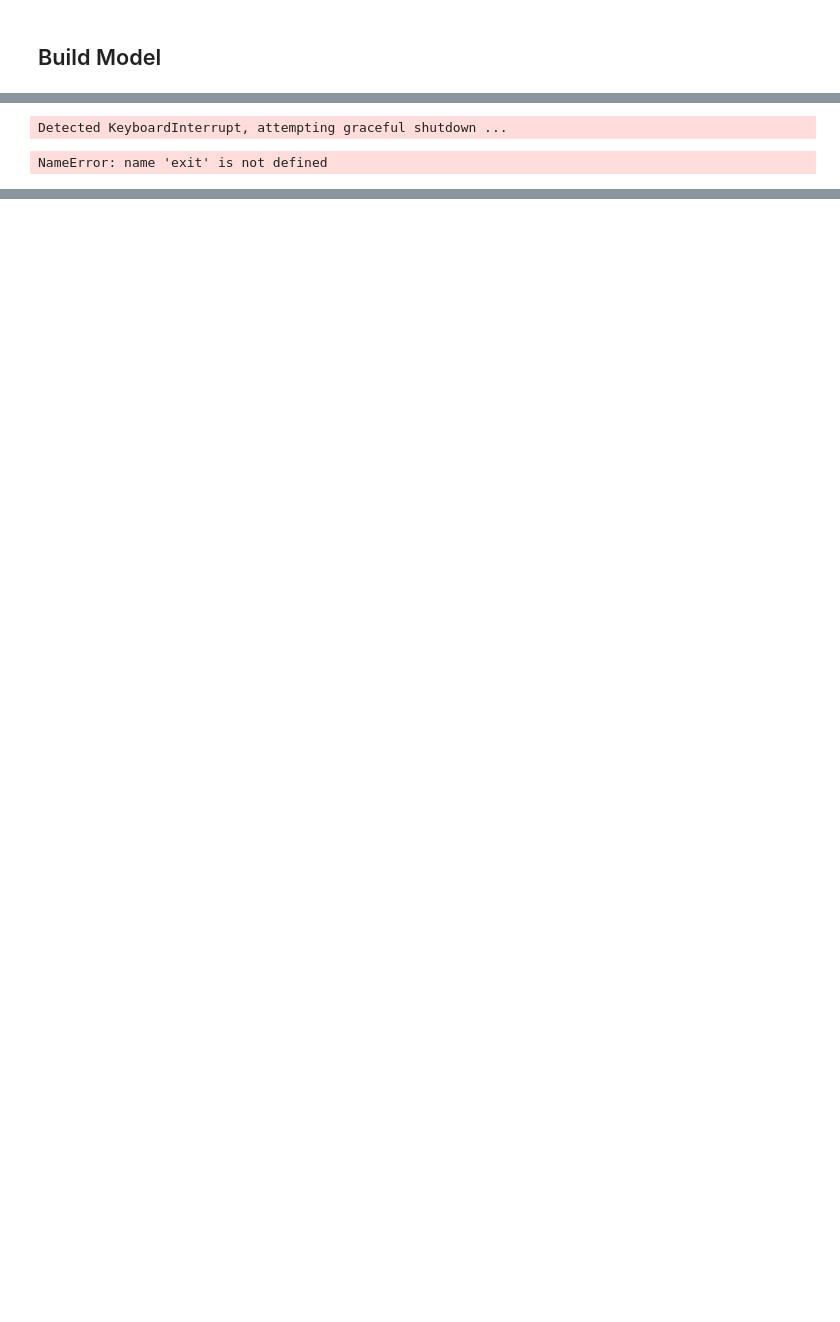
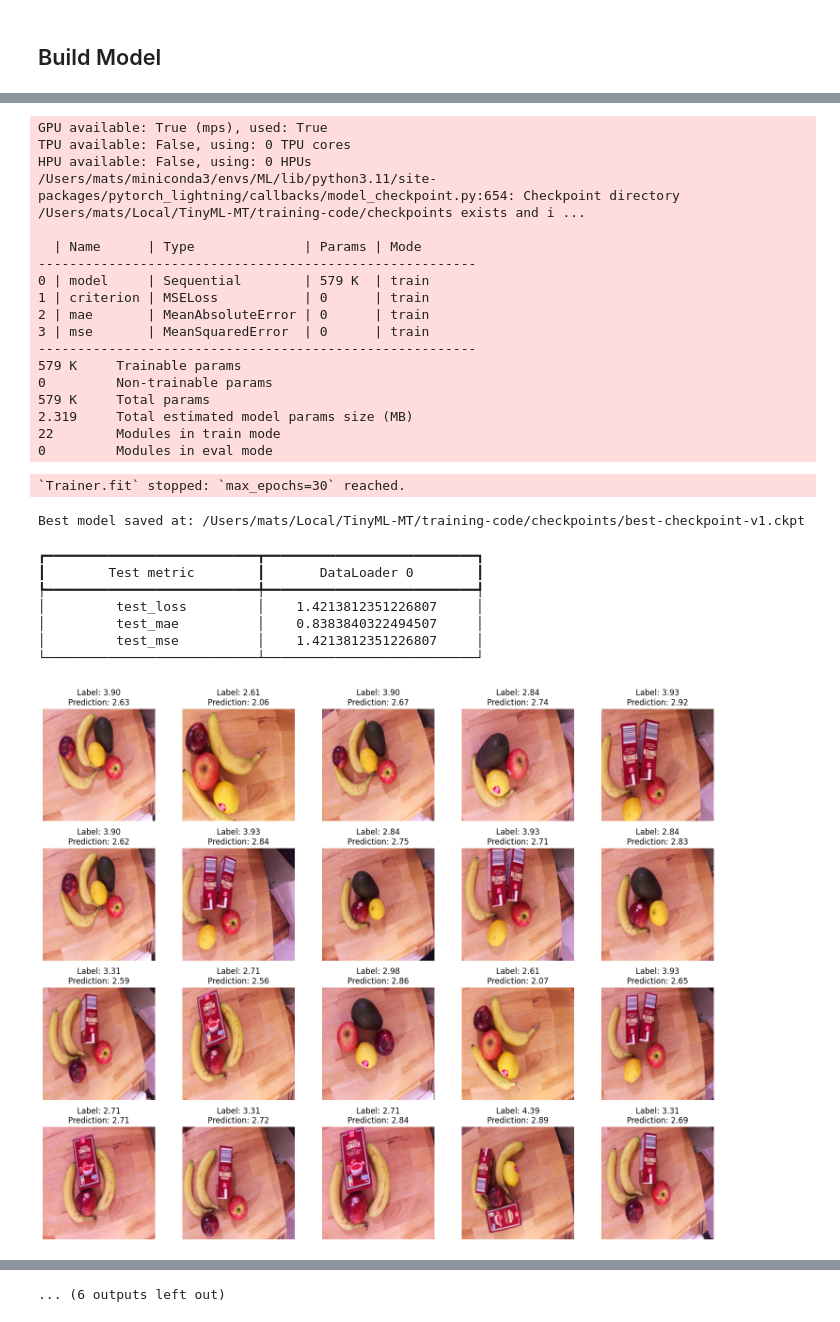
Before and after one commit to TorgeSchwark/TinyML-MT, a Jupyter notebook: training-code/training.ipynb, the cells around one changed output, grey strips where cells are left out. Cells and saved outputs as stored; diff of their text form; code cells hidden in the pictures; blank space fills up the shorter version.

```diff
--- a/training-code/training.ipynb
+++ b/training-code/training.ipynb
@@ -276,15 +320,50 @@ class RegressionModel(pl.LightningModule):
+# %%
+from pytorch_lightning.callbacks import ModelCheckpoint
+
+checkpoint_callback = ModelCheckpoint(
+    monitor='val_loss',   # Track validation loss
+    dirpath='checkpoints/',  # Directory to save checkpoints
+    filename='best-checkpoint',  # Checkpoint file name
+    save_top_k=1,  # Save only the best model (lowest val_loss)
+    mode='min',  # We are minimizing validation loss
+)
 # %%
-# Model Training
+
+from lightning.pytorch.loggers import WandbLogger
+import wandb
+from datetime import datetime
+# WANDB stuff
+
+# Sort the dataset names alphabetically
+dataset_names = "-".join(sorted([os.path.basename(path) for path in DATASET_PATHS]))
+
+group = "Regression-"+dataset_names
+name = dataset_names+"_"+datetime.now().strftime("%d%b-%H:%M:%S")
+
+wandb_logger = WandbLogger(project="TinyML-CartDetection", group=group, name=name)
 
 model = RegressionModel()
 
-trainer = pl.Trainer(max_epochs=20, fast_dev_run=False ,accelerator=str(device), devices=1)
+# Log additional hyperparameters
+wandb_logger.experiment.config.update({"batch_size": BATCH_SIZE, "image_size": IMAGE_SIZE, "seed": SEED})
+
+# Create a PyTorch Lightning Trainer
+trainer = pl.Trainer(max_epochs=30, logger=wandb_logger, callbacks=[checkpoint_callback], fast_dev_run=False, accelerator=str(device), devices=1)
+
+# Model Training
 trainer.fit(model, train_loader, test_loader)
+
+# Load the best checkpoint (lowest validation loss)
+best_model_path = checkpoint_callback.best_model_path
+print(f"Best model saved at: {best_model_path}")
+
+# Load the best model for testing
+model = RegressionModel.load_from_checkpoint(best_model_path)
 
 # Model Testing
 trainer.test(model, test_loader)
 
-# Ausgabe der Metriken
+# Metrics and predictions
 metrics = trainer.callback_metrics
 
 def show_predictions(model, test_dataset, num_samples=20):
@@ -308,7 +387,15 @@ def show_predictions(model, test_dataset, num_samples=20):
         ax.axis("off")
 
     plt.tight_layout()
+
+    try:
+        wandb.log({"predictions": wandb.Image(plt)})
+    except Exception as e:
+        print(f"Couldn't log predictions to wandb: {e}")
+
     plt.show()
 
 show_predictions(model, test_dataset)
+
+wandb.finish()
 # %% [output]
@@ -332,2 +409,28 @@ HPU available: False, using: 0 HPUs
-Detected KeyboardInterrupt, attempting graceful shutdown ...
+GPU available: True (mps), used: True
+TPU available: False, using: 0 TPU cores
+HPU available: False, using: 0 HPUs
+/Users/mats/miniconda3/envs/ML/lib/python3.11/site-packages/pytorch_lightning/callbacks/model_checkpoint.py:654: Checkpoint directory /Users/mats/Local/TinyML-MT/training-code/checkpoints exists and i ...
+
+  | Name      | Type              | Params | Mode
+--------------------------------------------------------
+0 | model     | Sequential        | 579 K  | train
+1 | criterion | MSELoss           | 0      | train
+2 | mae       | MeanAbsoluteError | 0      | train
+3 | mse       | MeanSquaredError  | 0      | train
+--------------------------------------------------------
+579 K     Trainable params
+0         Non-trainable params
+579 K     Total params
+2.319     Total estimated model params size (MB)
+22        Modules in train mode
+0         Modules in eval mode
-NameError: name 'exit' is not defined
+`Trainer.fit` stopped: `max_epochs=30` reached.
+Best model saved at: /Users/mats/Local/TinyML-MT/training-code/checkpoints/best-checkpoint-v1.ckpt
+┏━━━━━━━━━━━━━━━━━━━━━━━━━━━┳━━━━━━━━━━━━━━━━━━━━━━━━━━━┓
+┃        Test metric        ┃       DataLoader 0        ┃
+┡━━━━━━━━━━━━━━━━━━━━━━━━━━━╇━━━━━━━━━━━━━━━━━━━━━━━━━━━┩
+│         test_loss         │    1.4213812351226807     │
+│         test_mae          │    0.8383840322494507     │
+│         test_mse          │    1.4213812351226807     │
+└───────────────────────────┴───────────────────────────┘
+[figure, added]
@@ -333,0 +438 @@ NameError: name 'exit' is not defined
+... (6 outputs left out)
```
Also changed, not shown: parts of 13 cells of this notebook, 1 other file.
